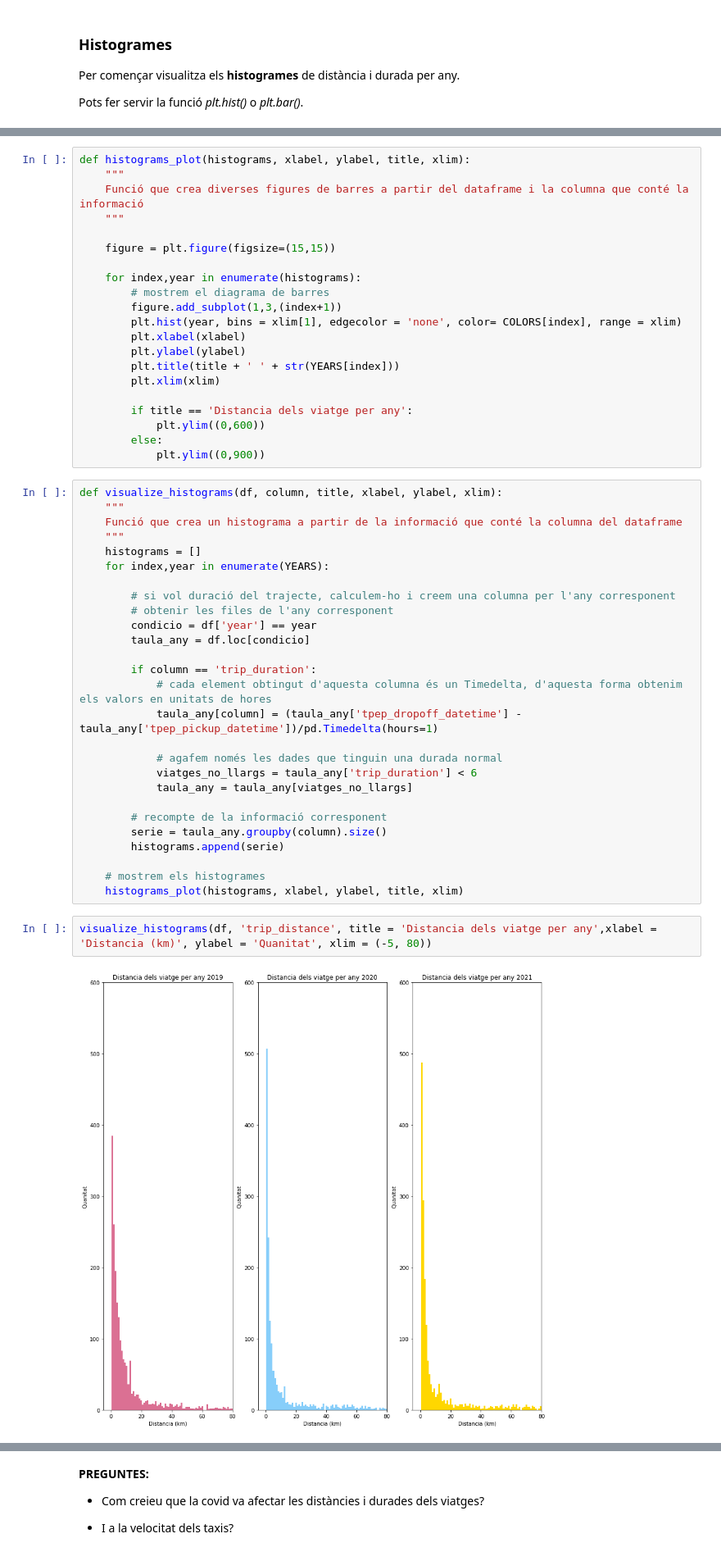
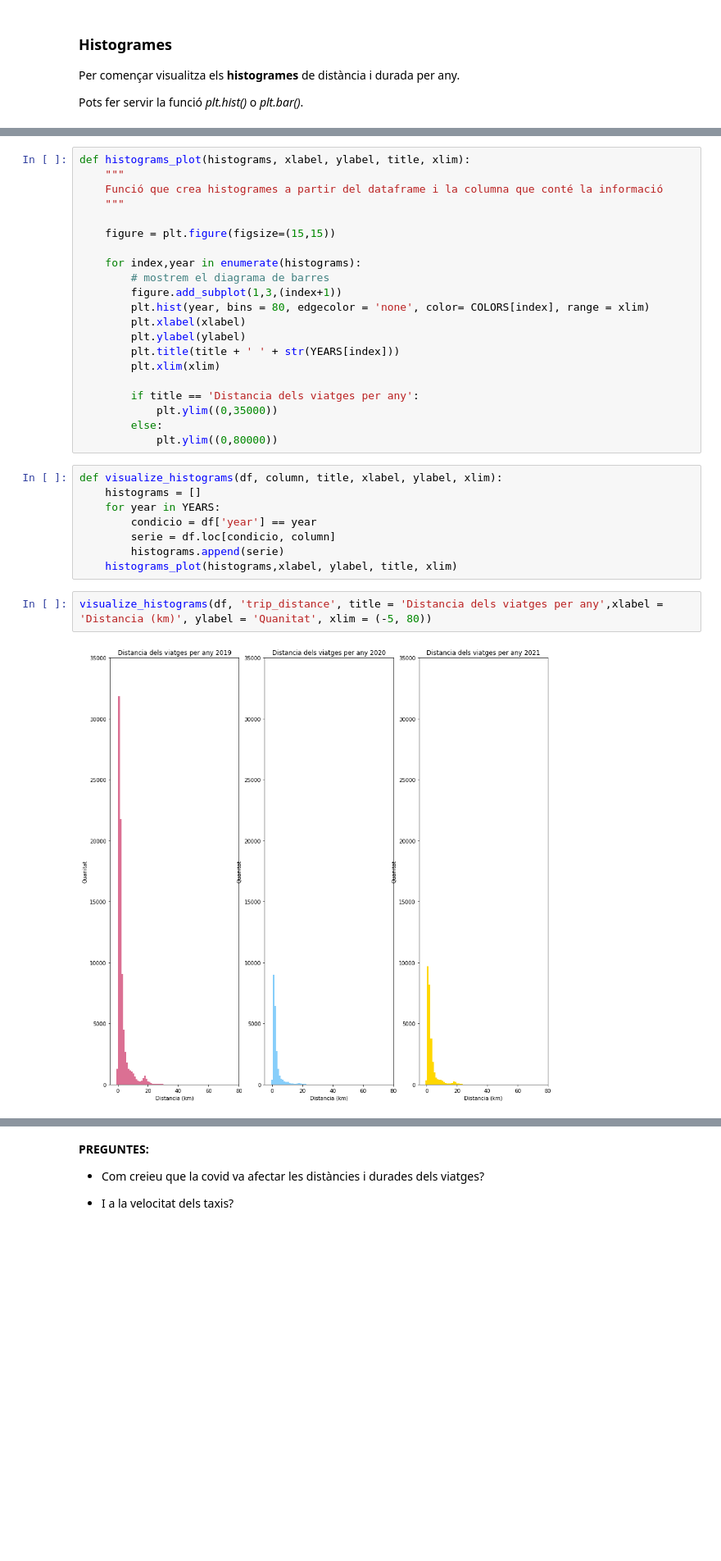
Before and after one commit to junjielyu13/Junior-Fall-Missions, a Jupyter notebook: TallerNousUsos/Practica/TNUI_P1/AssignmentCode - Lia.ipynb, the cells around one changed output, grey strips where cells are left out. Shown at 82% size. Cells and saved outputs as stored; diff of their text form; blank space fills up the shorter version.

```diff
--- a/TallerNousUsos/Practica/TNUI_P1/AssignmentCode - Lia.ipynb
+++ b/TallerNousUsos/Practica/TNUI_P1/AssignmentCode - Lia.ipynb
@@ -440,7 +449,7 @@ Pots fer servir la funció *plt.hist()* o *plt.bar()*.
 # %%
 def histograms_plot(histograms, xlabel, ylabel, title, xlim):
     """
-    Funció que crea diverses figures de barres a partir del dataframe i la columna que conté la informació
+    Funció que crea histogrames a partir del dataframe i la columna que conté la informació
     """
 
     figure = plt.figure(figsize=(15,15))
@@ -448,47 +457,28 @@ def histograms_plot(histograms, xlabel, ylabel, title, xlim):
     for index,year in enumerate(histograms):
         # mostrem el diagrama de barres
         figure.add_subplot(1,3,(index+1))
-        plt.hist(year, bins = xlim[1], edgecolor = 'none', color= COLORS[index], range = xlim)
+        plt.hist(year, bins = 80, edgecolor = 'none', color= COLORS[index], range = xlim)
         plt.xlabel(xlabel)
         plt.ylabel(ylabel)
         plt.title(title + ' ' + str(YEARS[index]))
         plt.xlim(xlim)
 
-        if title == 'Distancia dels viatge per any':
-            plt.ylim((0,600))
+        if title == 'Distancia dels viatges per any':
+            plt.ylim((0,35000))
         else:
-            plt.ylim((0,900))
+            plt.ylim((0,80000))
 # %%
 def visualize_histograms(df, column, title, xlabel, ylabel, xlim):
-    """
-    Funció que crea un histograma a partir de la informació que conté la columna del dataframe
-    """
     histograms = []
-    for index,year in enumerate(YEARS):
-
-        # si vol duració del trajecte, calculem-ho i creem una columna per l'any corresponent
-        # obtenir les files de l'any corresponent
+    for year in YEARS:
         condicio = df['year'] == year
-        taula_any = df.loc[condicio]
-
-        if column == 'trip_duration':
-            # cada element obtingut d'aquesta columna és un Timedelta, d'aquesta forma obtenim els valors en unitats de hores
-            taula_any[column] = (taula_any['tpep_dropoff_datetime'] - taula_any['tpep_pickup_datetime'])/pd.Timedelta(hours=1)
-
-            # agafem només les dades que tinguin una durada normal
-            viatges_no_llargs = taula_any['trip_duration'] < 6
-            taula_any = taula_any[viatges_no_llargs]
-
-        # recompte de la informació corresponent
-        serie = taula_any.groupby(column).size()
+        serie = df.loc[condicio, column]
         histograms.append(serie)
-
-    # mostrem els histogrames
-    histograms_plot(histograms, xlabel, ylabel, title, xlim)
+    histograms_plot(histograms,xlabel, ylabel, title, xlim)
 # %%
-visualize_histograms(df, 'trip_distance', title = 'Distancia dels viatge per any',xlabel = 'Distancia (km)', ylabel = 'Quanitat', xlim = (-5, 80))
+visualize_histograms(df, 'trip_distance', title = 'Distancia dels viatges per any',xlabel = 'Distancia (km)', ylabel = 'Quanitat', xlim = (-5, 80))
 # %% [output]
-[figure, old version]
+[figure, new version]
 # %%
 visualize_histograms(df, 'trip_duration', title = 'Durada dels viatge per any',xlabel = 'Duració (h)', ylabel = 'Quanitat', xlim = (-1, 25) )
 # %% [output]
```
Also changed, not shown: parts of 8 cells of this notebook.
